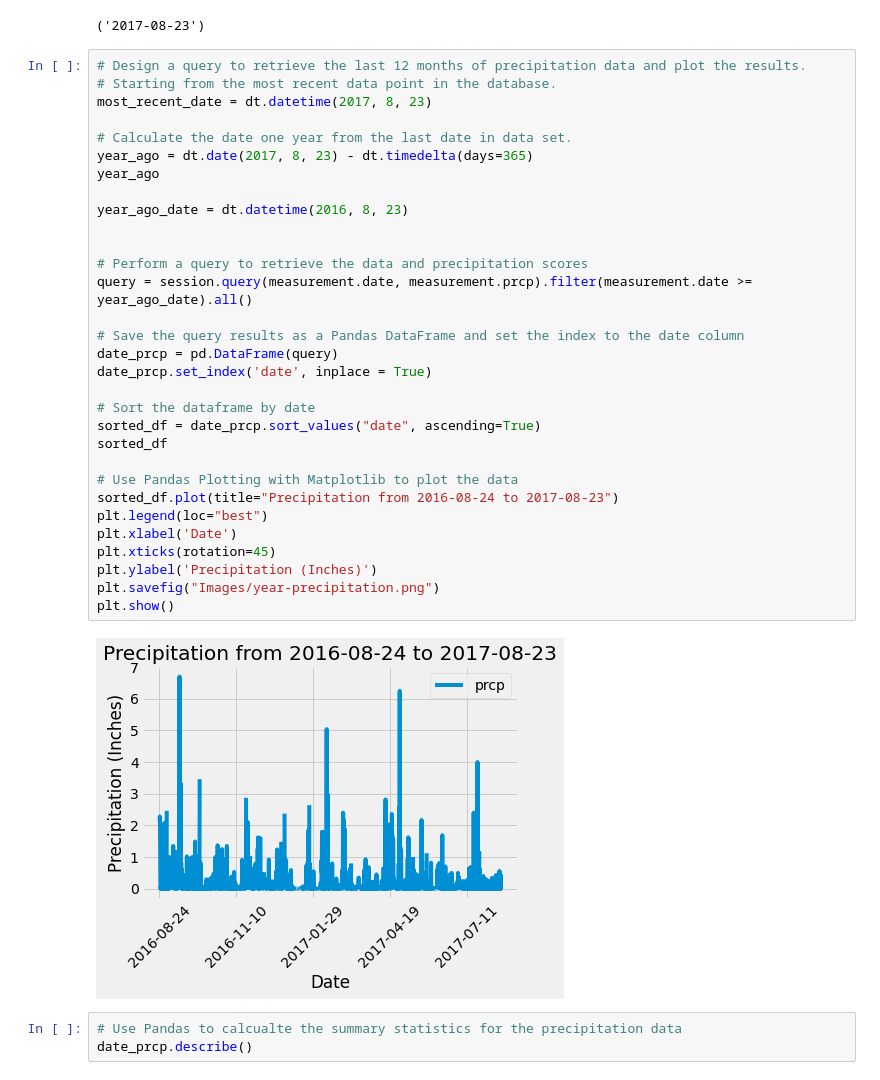
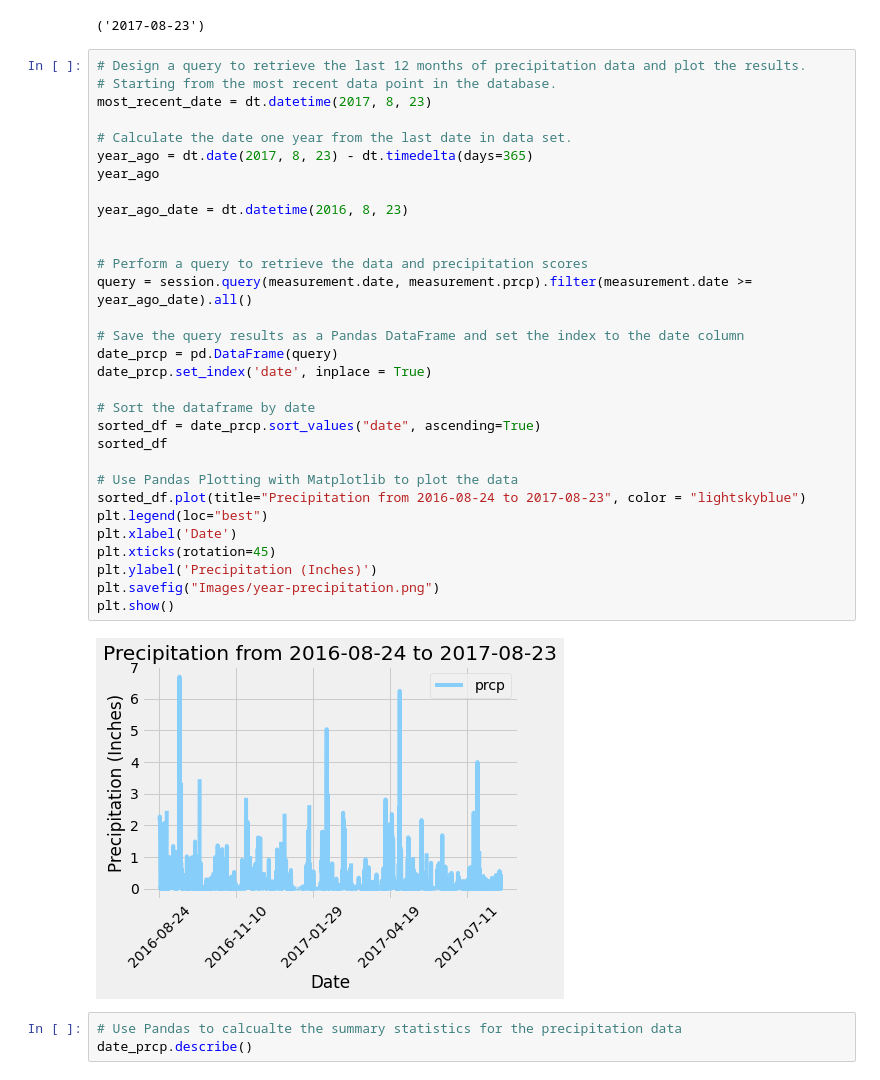
Before and after one commit to syd-cavs/sqlalchemy-challenge, a Jupyter notebook: climate_starter.ipynb, the cells around one changed output. Cells and saved outputs as stored; diff of their text form.

```diff
--- a/climate_starter.ipynb
+++ b/climate_starter.ipynb
@@ -48,35 +48,35 @@ recent_date
 # Design a query to retrieve the last 12 months of precipitation data and plot the results.
 # Starting from the most recent data point in the database.
 most_recent_date = dt.datetime(2017, 8, 23)
 
 # Calculate the date one year from the last date in data set.
 year_ago = dt.date(2017, 8, 23) - dt.timedelta(days=365)
 year_ago
 
 year_ago_date = dt.datetime(2016, 8, 23)
 
 
 # Perform a query to retrieve the data and precipitation scores
 query = session.query(measurement.date, measurement.prcp).filter(measurement.date >= year_ago_date).all()
 
 # Save the query results as a Pandas DataFrame and set the index to the date column
 date_prcp = pd.DataFrame(query)
 date_prcp.set_index('date', inplace = True)
 
 # Sort the dataframe by date
 sorted_df = date_prcp.sort_values("date", ascending=True)
 sorted_df
 
 # Use Pandas Plotting with Matplotlib to plot the data
-sorted_df.plot(title="Precipitation from 2016-08-24 to 2017-08-23")
+sorted_df.plot(title="Precipitation from 2016-08-24 to 2017-08-23", color = "lightskyblue")
 plt.legend(loc="best")
 plt.xlabel('Date')
 plt.xticks(rotation=45)
 plt.ylabel('Precipitation (Inches)')
 plt.savefig("Images/year-precipitation.png")
 plt.show()
 # %% [output]
-[figure, old version]
+[figure, new version]
 # %%
 # Use Pandas to calcualte the summary statistics for the precipitation data
 date_prcp.describe()
```
Also changed, not shown: parts of 3 cells of this notebook, 3 other files.
